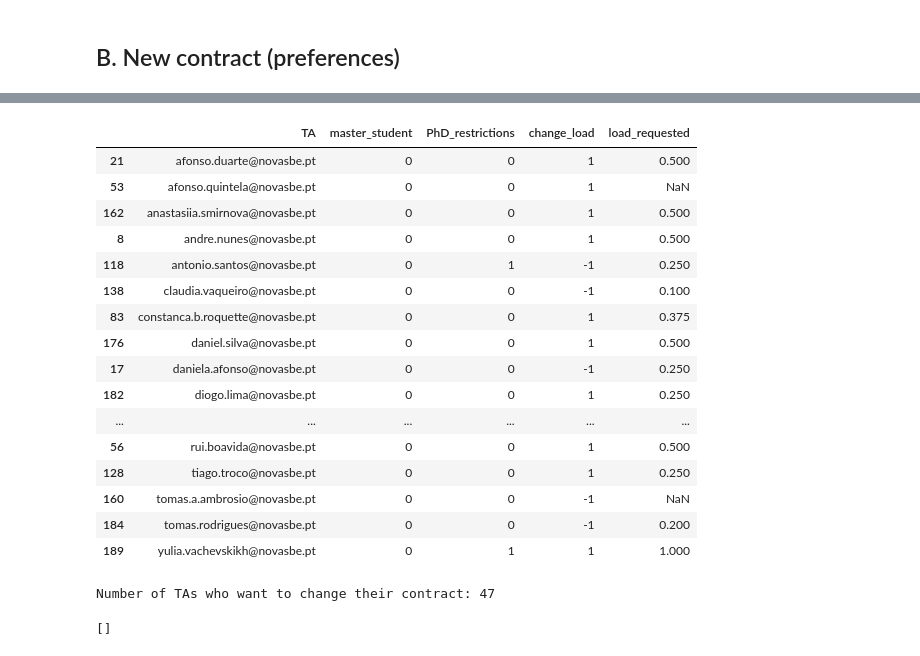
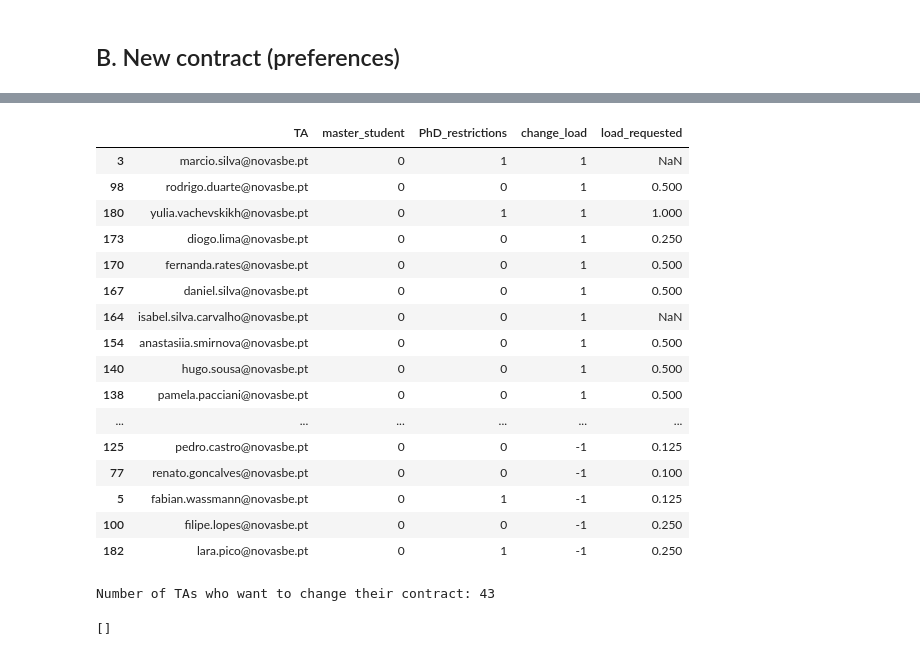
Before and after one commit to bforbesc/ta-allocation-app, a Jupyter notebook: ta_allocation_notebook.ipynb, the cells around one changed output, grey strips where cells are left out. Drawn from its saved outputs; the diff is of its cells as text; code cells hidden in the pictures.

```diff
--- a/ta_allocation_notebook.ipynb
+++ b/ta_allocation_notebook.ipynb
@@ -33,6 +33,9 @@ dsd_df.head()
 | 4 | 5 | S2 | BSC | 1104 | Seminário de Economia Europeia | EN | T302A | 40 | 1.000 | NaN | ... |
 # %%
 dsd_df["course"] = dsd_df["COURSE CODE"].astype(str) + " || " + dsd_df["COURSE NAME"].astype(str) + " || " + dsd_df["TERM"].astype(str) + " || " + dsd_df["LANGUAGE"].astype(str)
+
+# ADDED!
+faculty_list = dsd_df[dsd_df["COURSE NAME"] != "Stata"]["FACULTY EMAIL"].unique()
 
 if term == "S1":
     selected_terms = ["S1", "T1", "T2"]
@@ -40,3 +43,7 @@ if term == "S1":
 else:
     selected_terms = ["S2", "T3", "T4"]
     dsd_df = dsd_df[dsd_df['TERM'].isin(selected_terms)]
+
+# ADDED!
+teorico_practicas = dsd_df[(dsd_df["FACULTY NAME"].isna()) & (dsd_df["CYCLE"] == "BSC")]["COURSE NAME"].unique()
+dsd_df = dsd_df.drop(dsd_df[(dsd_df["COURSE NAME"].isin(teorico_practicas)) & (dsd_df["FACULTY NAME"].notna())].index)
@@ -83,11 +112,14 @@ course_demand.head()
 # %%
 contract = pd.read_excel(contract)
 
+contract = contract[["TA", "CONTRACT"]]
 contract["TA"] = contract["TA"].str.lower()
 
 # Zero contracts
-zero_contracts = contract[contract['contract'] == 0]["TA"].unique()
-contract = contract[contract['contract'] != 0]
+# ADDED! Caps "CONTRACT", remove faculty
+zero_contracts = contract[contract['CONTRACT'] == 0]["TA"].unique()
+contract = contract[contract['CONTRACT'] != 0]
+contract = contract[~contract['TA'].isin(faculty_list)]
 # %%
 zero_contracts
 # %% [output]
@@ -131,6 +163,9 @@ column_df = pd.DataFrame({'Column Name': preferences_df.columns,
 
 # Remove TAs with zero_contracts
 preferences_df = preferences_df[~preferences_df["TA"].isin(zero_contracts)]
+
+# ADDED! Remove TAs wicha are faculty
+preferences_df = preferences_df[~preferences_df["TA"].isin(faculty_list)]
 
 # Create a mask to identify duplicates in the "TA" column
 duplicates_mask = preferences_df.duplicated(subset='TA', keep=False)
@@ -497,25 +550,25 @@ new_contract['load_requested'] = new_contract['load_requested'].apply(round_to_c
 new_contract.drop(columns=['new_contract_decreased_load', 'new_contract_increased_load'], inplace=True)
 # %%
 # OUTPUT #3
-new_contract[new_contract.change_load !=0].sort_values("TA")
+new_contract[new_contract.change_load !=0].sort_values(by="change_load",ascending=False)
 # %% [output]
 |  | TA | master_student | PhD_restrictions | change_load | load_requested |
-| 21 | afonso.duarte@novasbe.pt | 0 | 0 | 1 | 0.500 |
-| 53 | afonso.quintela@novasbe.pt | 0 | 0 | 1 | NaN |
-| 162 | anastasiia.smirnova@novasbe.pt | 0 | 0 | 1 | 0.500 |
-| 8 | andre.nunes@novasbe.pt | 0 | 0 | 1 | 0.500 |
-| 118 | antonio.santos@novasbe.pt | 0 | 1 | -1 | 0.250 |
-| 138 | claudia.vaqueiro@novasbe.pt | 0 | 0 | -1 | 0.100 |
-| 83 | constanca.b.roquette@novasbe.pt | 0 | 0 | 1 | 0.375 |
-| 176 | daniel.silva@novasbe.pt | 0 | 0 | 1 | 0.500 |
-| 17 | daniela.afonso@novasbe.pt | 0 | 0 | -1 | 0.250 |
-| 182 | diogo.lima@novasbe.pt | 0 | 0 | 1 | 0.250 |
+| 3 | marcio.silva@novasbe.pt | 0 | 1 | 1 | NaN |
+| 98 | rodrigo.duarte@novasbe.pt | 0 | 0 | 1 | 0.500 |
+| 180 | yulia.vachevskikh@novasbe.pt | 0 | 1 | 1 | 1.000 |
+| 173 | diogo.lima@novasbe.pt | 0 | 0 | 1 | 0.250 |
+| 170 | fernanda.rates@novasbe.pt | 0 | 0 | 1 | 0.500 |
+| 167 | daniel.silva@novasbe.pt | 0 | 0 | 1 | 0.500 |
+| 164 | isabel.silva.carvalho@novasbe.pt | 0 | 0 | 1 | NaN |
+| 154 | anastasiia.smirnova@novasbe.pt | 0 | 0 | 1 | 0.500 |
+| 140 | hugo.sousa@novasbe.pt | 0 | 0 | 1 | 0.500 |
+| 138 | pamela.pacciani@novasbe.pt | 0 | 0 | 1 | 0.500 |
 | ... | ... | ... | ... | ... | ... |
-| 56 | rui.boavida@novasbe.pt | 0 | 0 | 1 | 0.500 |
-| 128 | tiago.troco@novasbe.pt | 0 | 0 | 1 | 0.250 |
-| 160 | tomas.a.ambrosio@novasbe.pt | 0 | 0 | -1 | NaN |
-| 184 | tomas.rodrigues@novasbe.pt | 0 | 0 | -1 | 0.200 |
-| 189 | yulia.vachevskikh@novasbe.pt | 0 | 1 | 1 | 1.000 |
+| 125 | pedro.castro@novasbe.pt | 0 | 0 | -1 | 0.125 |
+| 77 | renato.goncalves@novasbe.pt | 0 | 0 | -1 | 0.100 |
+| 5 | fabian.wassmann@novasbe.pt | 0 | 1 | -1 | 0.125 |
+| 100 | filipe.lopes@novasbe.pt | 0 | 0 | -1 | 0.250 |
+| 182 | lara.pico@novasbe.pt | 0 | 1 | -1 | 0.250 |
 # %%
 # Check new_contract_load is formatted correctly
 # new_contract.load_requested.value_counts()
@@ -523,7 +576,7 @@ new_contract[new_contract.change_load !=0].sort_values("TA")
 number_TAS = len(new_contract[new_contract.change_load.isin([1,-1])])
 print(f"Number of TAs who want to change their contract: {number_TAS}")
 # %% [output]
-Number of TAs who want to change their contract: 47
+Number of TAs who want to change their contract: 43
 # %%
 all_contracts = contract.merge(new_contract, how="left", on="TA")
 
```
Also changed, not shown: parts of 65 cells of this notebook, 1 other file.
